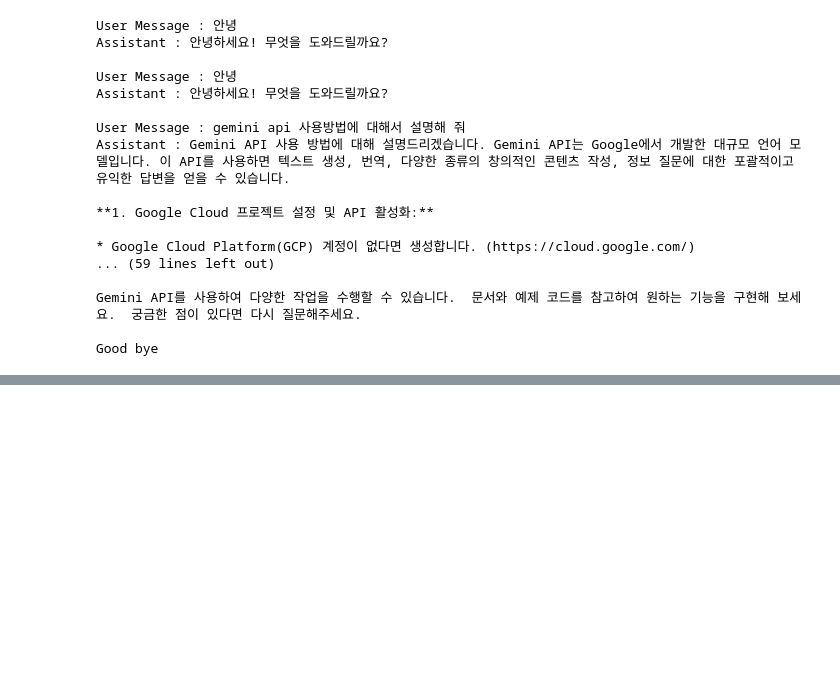
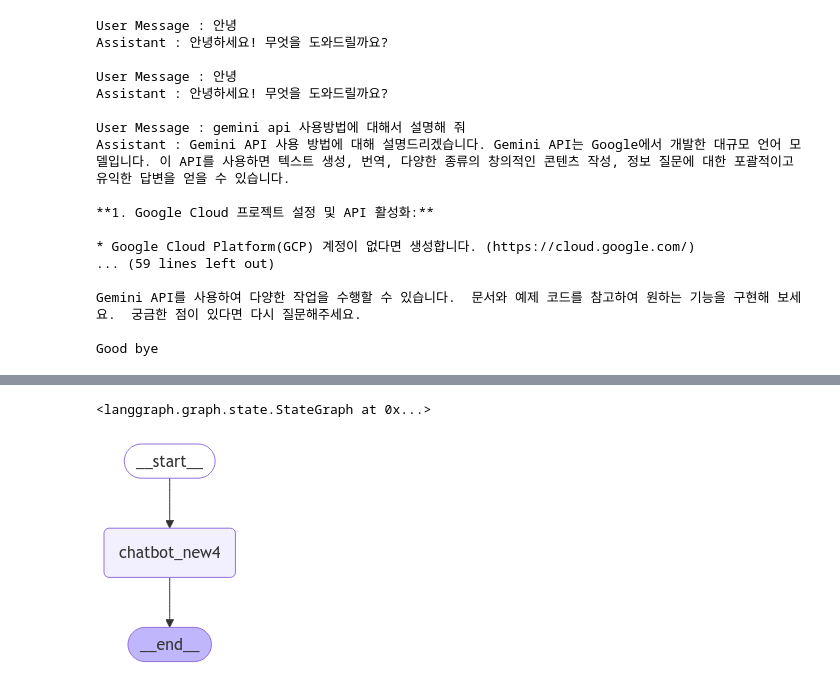
Before and after one commit to choiwinner/LangGraph, a Jupyter notebook: langsmith_basic.ipynb, the cells around one changed output, grey strips where cells are left out. Cells and saved outputs as stored; diff of their text form; code cells hidden in the pictures; blank space fills up the shorter version.

Commit message:
:feet MessageState 내용 추가가

```diff
--- a/langsmith_basic.ipynb
+++ b/langsmith_basic.ipynb
@@ -235,0 +268,24 @@ Good bye
+# %%
+llm = ChatGoogleGenerativeAI(model='gemini-1.5-pro', temperature= 0)
+# %%
+def chatbot4(state: MessagesState):                             #State3(typedict)를 입력받아 내부 변수인 state로 만든다.
+    return {"messages" : llm.invoke(state['messages'])} #state(typedict)의 'messages' key값을 llm에 invoke한다.
+# %%
+graph_builder4.add_node('chatbot_new4', chatbot4) # chatbot_new 이름의 노드를 만들고 노드 함수는 chatbot 사용
+
+graph_builder4.set_entry_point('chatbot_new4') #graph에서 start지점 설정하기
+graph_builder4.set_finish_point('chatbot_new4') #graph에서 finish지점 설정하기기
+# %% [output]
+<langgraph.graph.state.StateGraph at 0x...>
+# %%
+graph4 = graph_builder4.compile() #graph4로 compilie하기
+# %%
+from IPython.display import Image, display
+
+try:
+    display(Image(graph4.get_graph().draw_mermaid_png()))
+except Exception:
+    print('langgraph가 만들어지지 않았습니다.')
+    pass
+# %% [output]
+[figure, added]
```
Also changed, not shown: parts of 20 cells of this notebook.
